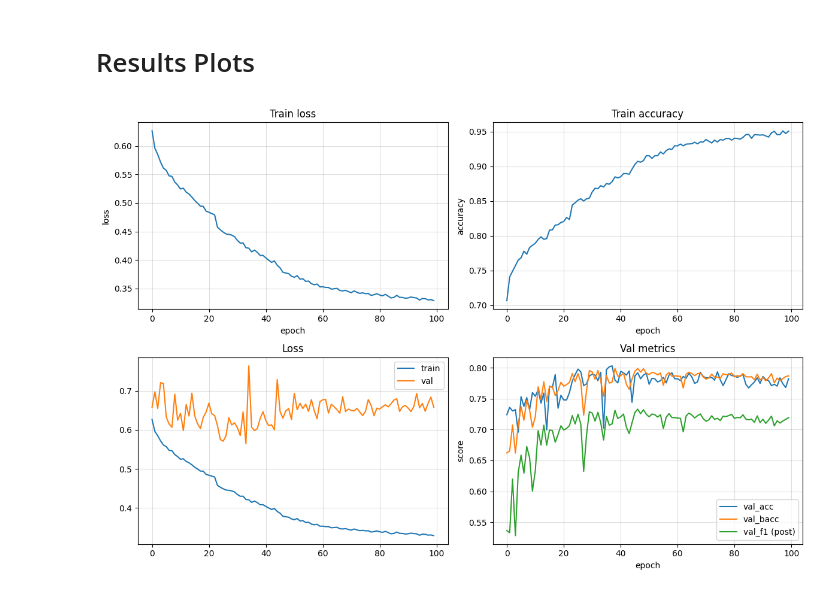
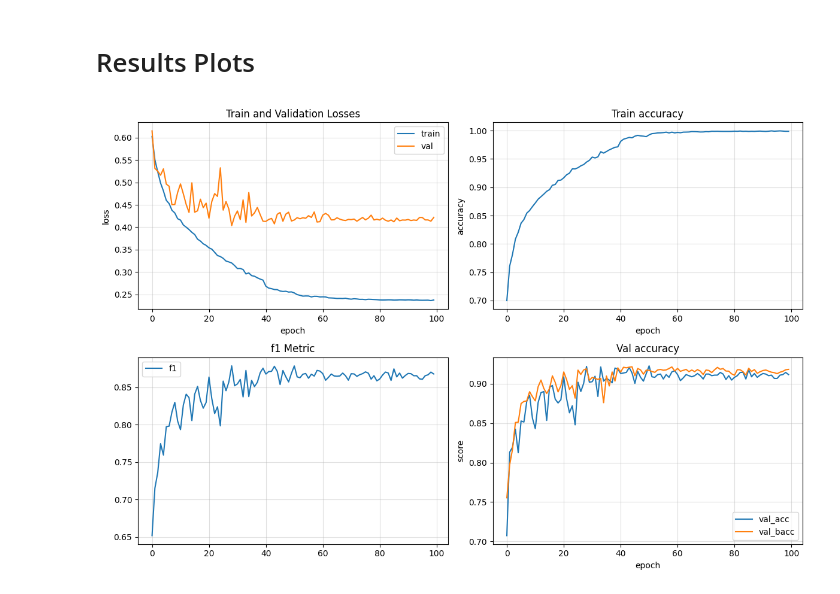
Before and after one commit to Mpinaz/Thesis, a Jupyter notebook: Model.ipynb, the cells around one changed output. Cells and saved outputs as stored; diff of their text form; code cells hidden in the pictures.

```diff
--- a/Model.ipynb
+++ b/Model.ipynb
@@ -78,7 +78,7 @@ Loaded 11209 events
 | Event 5 | 2015-08-06 10:07:05.340000+00:00 | 56.067623 | 160.550732 | 43.55 | 1.86 |
 # %%
 # 90000 Registrations Pre Eruption
-with open("/content/drive/MyDrive/Datasets/All_Pre_Events.pkl", "rb") as f:
+with open("/content/drive/MyDrive/Datasets/Pre_Events.pkl", "rb") as f:
     pre = pk.load(f)
 PRE_set = {E for St, E, Reg in pre}
 
@@ -96,7 +96,7 @@ eventi_da_usare = ['Event 10622', 'Event 3837', 'Event 1726', 'Event 5017', 'Eve
 ###
 # %%
 # Per Esempio fisso mettere la variabile a True, altrimenti False
-FIXED = True
+FIXED = False
 
 per_evento = defaultdict(list)
 for St, E, Reg in pre:
@@ -545,39 +526,43 @@ Best val accuracy: 0.9320
 # %% [markdown]
 # Results Plots
 # %%
-history, Using, model = history1D, "CNN1D", OneD_model
+# history, Using, model = history1D, "CNN1D", OneD_model
 
-# history, Using, model= history2D, "CNN2D", TwoD_model
+history, Using, model= history2D, "CNN2D", TwoD_model
 
 fig, ax = plt.subplots(2, 2, figsize=(12, 8))
 
-ax[0, 0].plot(history["train_loss"])
-ax[0, 0].set_title("Train loss")
-ax[0, 0].set_xlabel("epoch"); ax[0, 0].set_ylabel("loss")
+ax[0, 0].plot(history["train_loss"], label="train")
+ax[0, 0].plot(history["val_loss"],   label="val")
+ax[0, 0].set_title("Train and Validation Losses")
+ax[0, 0].legend()
+ax[0, 0].set_xlabel("epoch")
+ax[0, 0].set_ylabel("loss")
 ax[0, 0].grid(alpha = 0.4)
 
 ax[0, 1].plot(history["train_acc"])
 ax[0, 1].set_title("Train accuracy")
-ax[0, 1].set_xlabel("epoch"); ax[0, 1].set_ylabel("accuracy")
+ax[0, 1].set_xlabel("epoch")
+ax[0, 1].set_ylabel("accuracy")
 ax[0, 1].grid(alpha = 0.4)
 
-ax[1, 0].plot(history["train_loss"], label="train")
-ax[1, 0].plot(history["val_loss"],   label="val")
-ax[1, 0].set_title("Loss"); ax[1, 0].legend(); ax[1, 0].grid(alpha=0.4)
+ax[1, 0].plot(history["val_f1p"],  label="f1")
+ax[1, 0].set_title("f1 Metric")
+ax[1, 0].legend(); ax[1, 0].grid(alpha=0.4)
 ax[1, 0].grid(alpha = 0.4)
 
 ax[1, 1].plot(history["val_acc"],  label="val_acc")
 ax[1, 1].plot(history["val_bacc"], label="val_bacc")
-ax[1, 1].plot(history["val_f1p"],  label="val_f1 (post)")
-ax[1, 1].set_title("Val metrics")
+ax[1, 1].set_title("Val accuracy")
 ax[1, 1].set_xlabel("epoch"); ax[1, 1].set_ylabel("score")
-ax[1, 1].legend(); ax[1, 1].grid(alpha=0.4)
+ax[1, 1].legend()
+ax[1, 1].grid(alpha=0.4)
 
 fig.tight_layout()
 # fig.savefig(f"{Using}: Train and Validation set during Training.png", dpi=150, bbox_inches="tight")
 plt.show()
 # %% [output]
-[figure, old version]
+[figure, new version]
 # %%
 def get_preds(model, loader):
     model.eval()
```
Also changed, not shown: parts of 13 cells of this notebook.
